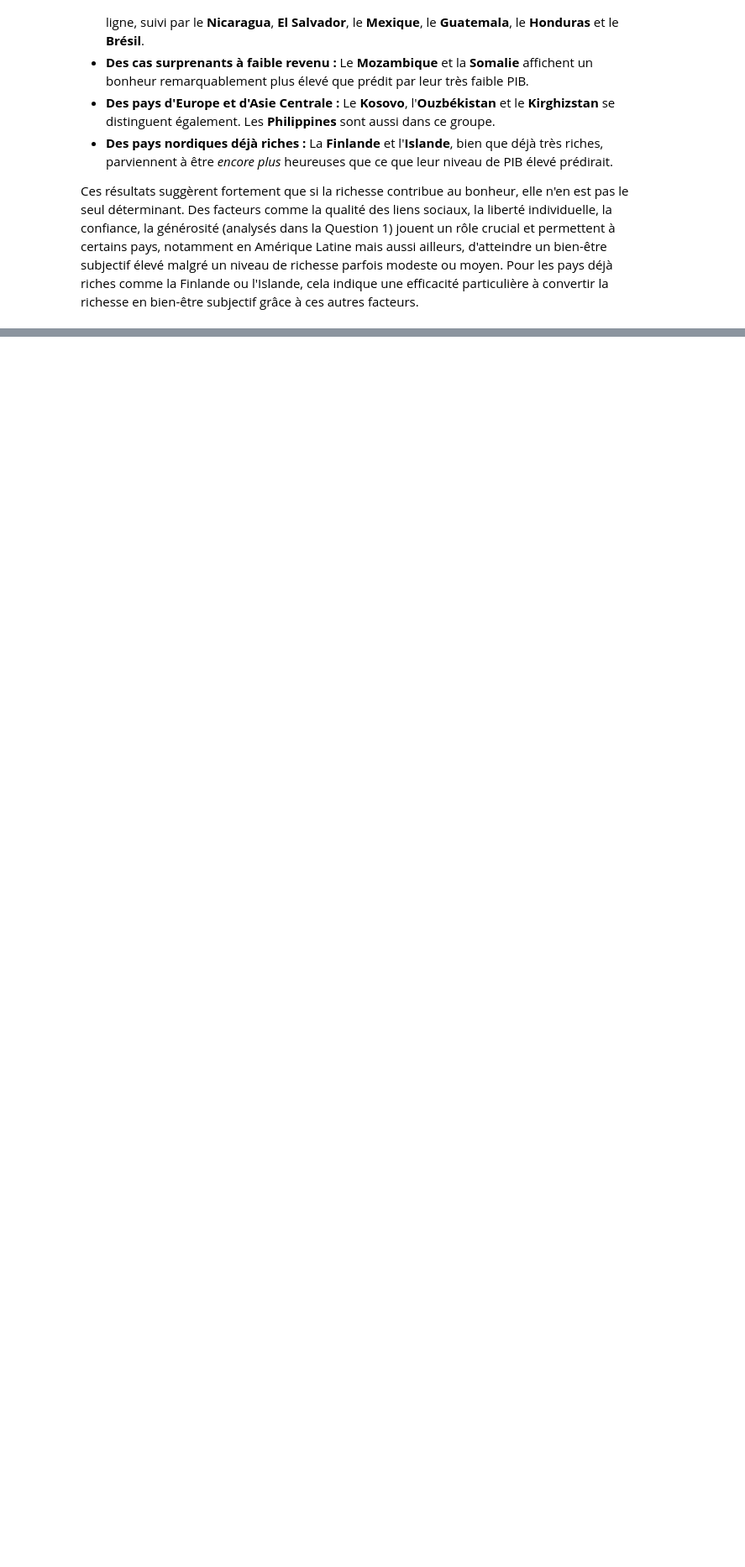
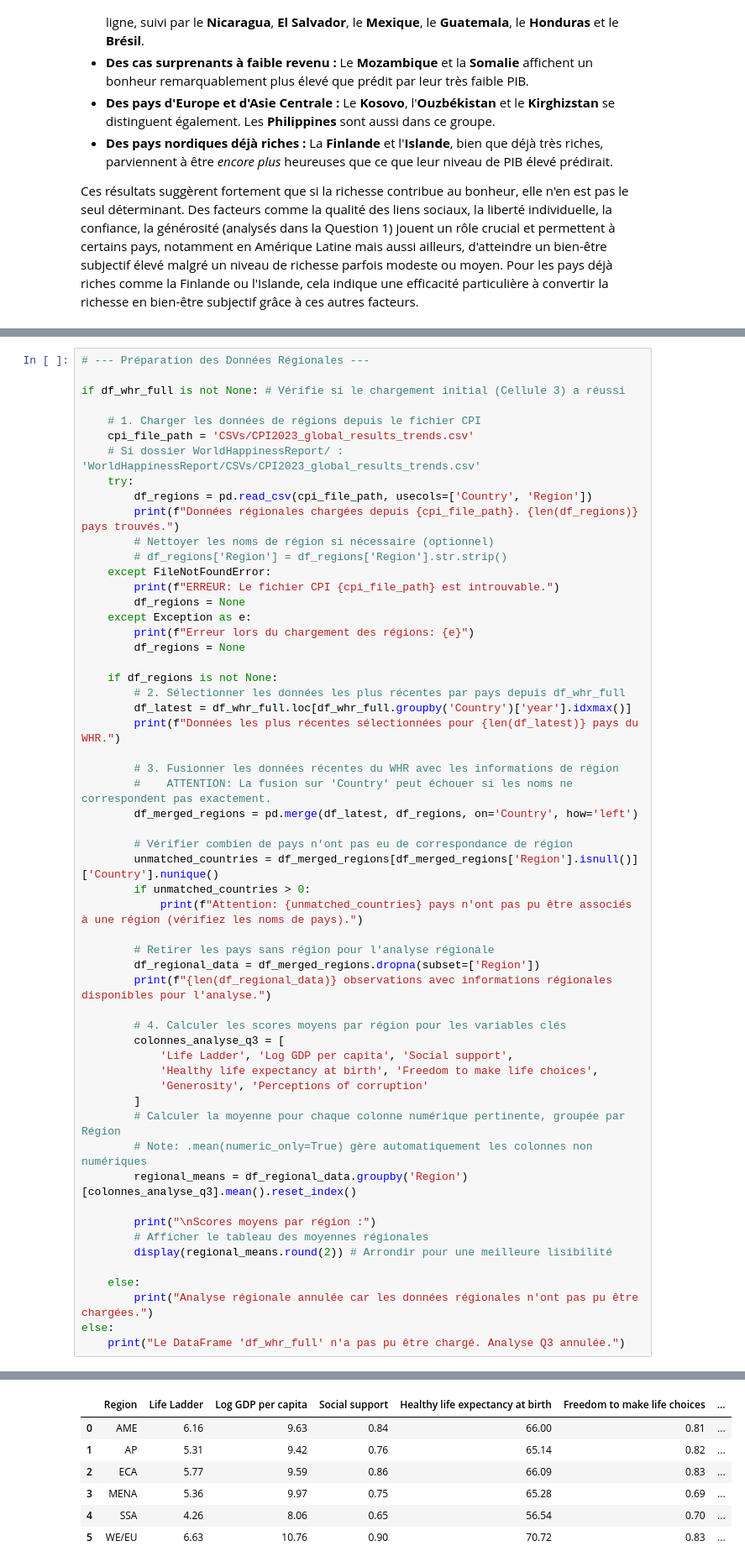
Before and after one commit to Rayane0001/world-happiness-analysis, a Jupyter notebook: analyse_rayane.ipynb, the cells around one changed output, grey strips where cells are left out. Shown at 84% size. Saved outputs shown, nothing was run; the diff lists cells and outputs as text; blank space fills up the shorter version.

```diff
--- a/analyse_rayane.ipynb
+++ b/analyse_rayane.ipynb
@@ -235,0 +240,57 @@ Ces résultats suggèrent fortement que si la richesse contribue au bonheur, ell
+# %%
+# --- Préparation des Données Régionales ---
+
+if df_whr_full is not None: # Vérifie si le chargement initial (Cellule 3) a réussi
+
+    # 1. Charger les données de régions depuis le fichier CPI
+    cpi_file_path = 'CSVs/CPI2023_global_results_trends.csv'
+    # Si dossier WorldHappinessReport/ : 'WorldHappinessReport/CSVs/CPI2023_global_results_trends.csv'
+    try:
+        df_regions = pd.read_csv(cpi_file_path, usecols=['Country', 'Region'])
+        print(f"Données régionales chargées depuis {cpi_file_path}. {len(df_regions)} pays trouvés.")
+        # Nettoyer les noms de région si nécessaire (optionnel)
+        # df_regions['Region'] = df_regions['Region'].str.strip()
+    except FileNotFoundError:
+        print(f"ERREUR: Le fichier CPI {cpi_file_path} est introuvable.")
+        df_regions = None
+    except Exception as e:
+        print(f"Erreur lors du chargement des régions: {e}")
+        df_regions = None
+
+    if df_regions is not None:
+        # 2. Sélectionner les données les plus récentes par pays depuis df_whr_full
+        df_latest = df_whr_full.loc[df_whr_full.groupby('Country')['year'].idxmax()]
+        print(f"Données les plus récentes sélectionnées pour {len(df_latest)} pays du WHR.")
+
+        # 3. Fusionner les données récentes du WHR avec les informations de région
+        #    ATTENTION: La fusion sur 'Country' peut échouer si les noms ne correspondent pas exactement.
+        df_merged_regions = pd.merge(df_latest, df_regions, on='Country', how='left')
+
+        # Vérifier combien de pays n'ont pas eu de correspondance de région
+        unmatched_countries = df_merged_regions[df_merged_regions['Region'].isnull()]['Country'].nunique()
+        if unmatched_countries > 0:
+            print(f"Attention: {unmatched_countries} pays n'ont pas pu être associés à une région (vérifiez les noms de pays).")
+
+        # Retirer les pays sans région pour l'analyse régionale
+        df_regional_data = df_merged_regions.dropna(subset=['Region'])
+        print(f"{len(df_regional_data)} observations avec informations régionales disponibles pour l'analyse.")
+
+        # 4. Calculer les scores moyens par région pour les variables clés
+        colonnes_analyse_q3 = [
+            'Life Ladder', 'Log GDP per capita', 'Social support',
+            'Healthy life expectancy at birth', 'Freedom to make life choices',
+            'Generosity', 'Perceptions of corruption'
+        ]
+        # Calculer la moyenne pour chaque colonne numérique pertinente, groupée par Région
+        # Note: .mean(numeric_only=True) gère automatiquement les colonnes non numériques
+        regional_means = df_regional_data.groupby('Region')[colonnes_analyse_q3].mean().reset_index()
+
+        print("\nScores moyens par région :")
+        # Afficher le tableau des moyennes régionales
+        display(regional_means.round(2)) # Arrondir pour une meilleure lisibilité
+
+    else:
+        print("Analyse régionale annulée car les données régionales n'ont pas pu être chargées.")
+else:
+    print("Le DataFrame 'df_whr_full' n'a pas pu être chargé. Analyse Q3 annulée.")
+# %% [output]
@@ -235,0 +303,7 @@ Ces résultats suggèrent fortement que si la richesse contribue au bonheur, ell
+|  | Region | Life Ladder | Log GDP per capita | Social support | Healthy life expectancy at birth | Freedom to make life choices | ... |
+| 0 | AME | 6.16 | 9.63 | 0.84 | 66.00 | 0.81 | ... |
+| 1 | AP | 5.31 | 9.42 | 0.76 | 65.14 | 0.82 | ... |
+| 2 | ECA | 5.77 | 9.59 | 0.86 | 66.09 | 0.83 | ... |
+| 3 | MENA | 5.36 | 9.97 | 0.75 | 65.28 | 0.69 | ... |
+| 4 | SSA | 4.26 | 8.06 | 0.65 | 56.54 | 0.70 | ... |
+| 5 | WE/EU | 6.63 | 10.76 | 0.90 | 70.72 | 0.83 | ... |
```
Also changed, not shown: parts of 4 cells of this notebook.
